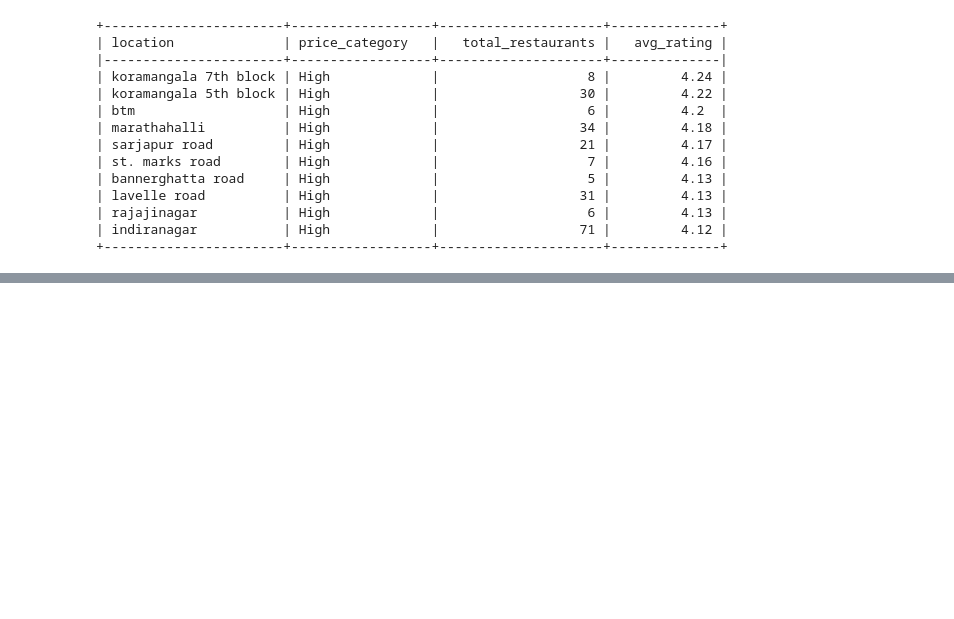
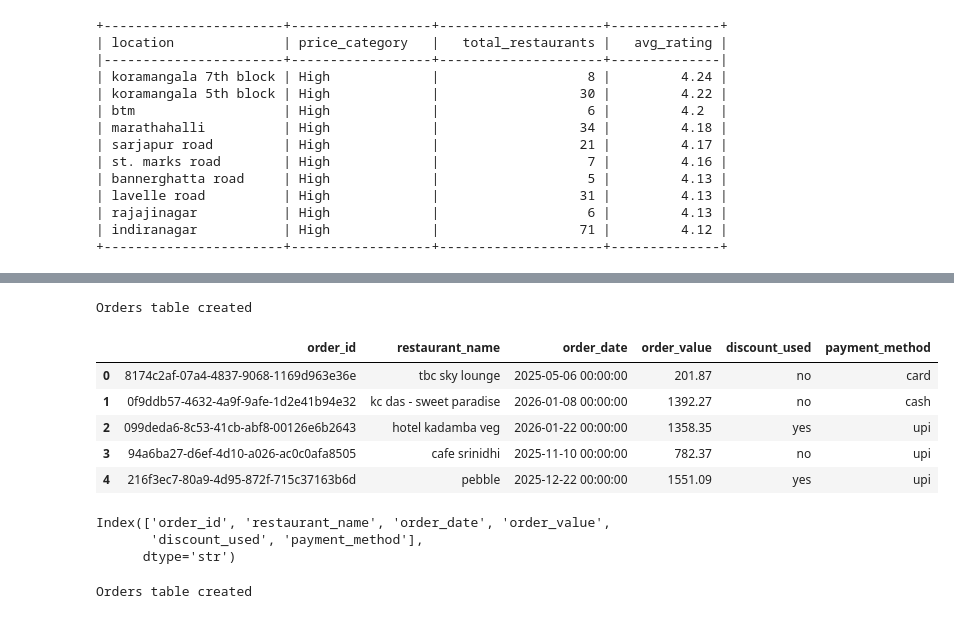
Before and after one commit to Vishaul18/MiniProject1_GUVI, a Jupyter notebook: data_analysis.ipynb, the cells around one changed output, grey strips where cells are left out. Cells and saved outputs as stored; diff of their text form; code cells hidden in the pictures; blank space fills up the shorter version.

Commit message:
Order Json file

```diff
--- a/data_analysis.ipynb
+++ b/data_analysis.ipynb
@@ -587,0 +670,23 @@ print(tabulate(out[:20], headers=[i[0] for i in mycursor.description], tablefmt=
+# %%
+import sqlite3
+conn = sqlite3.connect("uber.db")
+orders_df.to_sql("orders", conn, if_exists="replace", index=False)
+print("Orders table created")
+# %% [output]
+Orders table created
+# %%
+import pandas as pd
+pd.read_sql("SELECT * FROM orders LIMIT 5", conn)
+# %% [output]
+|  | order_id | restaurant_name | order_date | order_value | discount_used | payment_method |
+| 0 | 8174c2af-07a4-4837-9068-1169d963e36e | tbc sky lounge | 2025-05-06 00:00:00 | 201.87 | no | card |
+| 1 | 0f9ddb57-4632-4a9f-9afe-1d2e41b94e32 | kc das - sweet paradise | 2026-01-08 00:00:00 | 1392.27 | no | cash |
+| 2 | 099deda6-8c53-41cb-abf8-00126e6b2643 | hotel kadamba veg | 2026-01-22 00:00:00 | 1358.35 | yes | upi |
+| 3 | 94a6ba27-d6ef-4d10-a026-ac0c0afa8505 | cafe srinidhi | 2025-11-10 00:00:00 | 782.37 | no | upi |
+| 4 | 216f3ec7-80a9-4d95-872f-715c37163b6d | pebble | 2025-12-22 00:00:00 | 1551.09 | yes | upi |
+# %%
+print(orders_df.columns)
+# %% [output]
+Index(['order_id', 'restaurant_name', 'order_date', 'order_value',
+       'discount_used', 'payment_method'],
+      dtype='str')
@@ -587,0 +695,5 @@ print(tabulate(out[:20], headers=[i[0] for i in mycursor.description], tablefmt=
+# %%
+orders_df.to_sql("orders", conn, if_exists="replace", index=False)
+print("Orders table created")
+# %% [output]
+Orders table created
```
Also changed, not shown: parts of 12 cells of this notebook, 3 other files.
